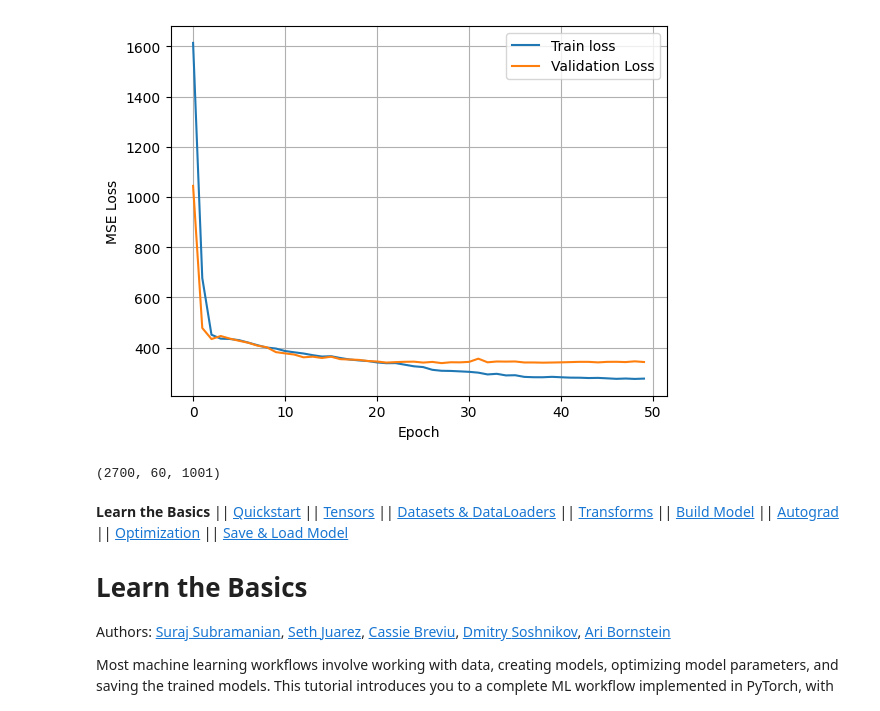
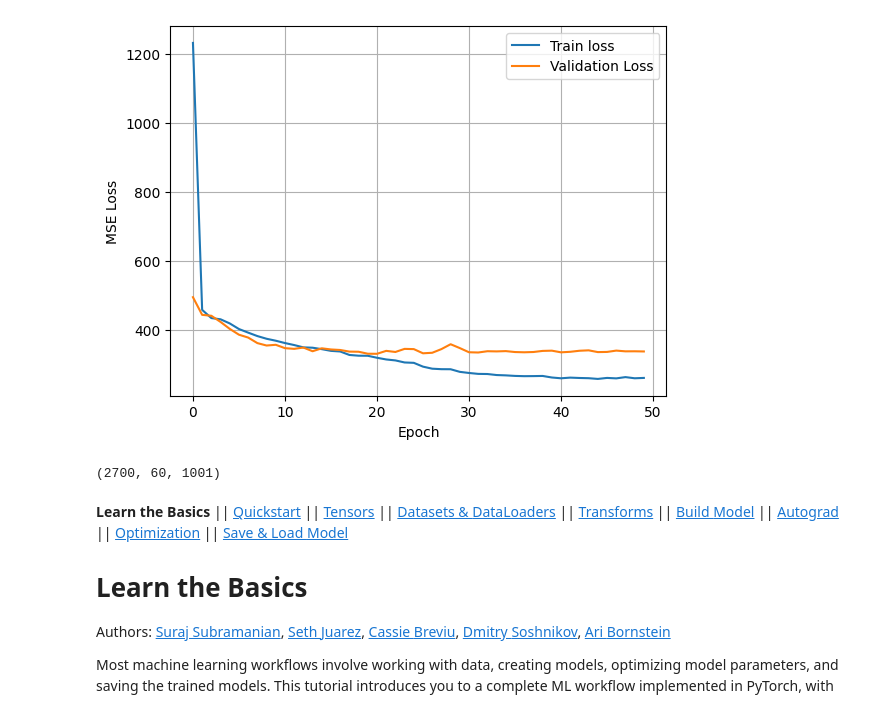
Before and after one commit to jjo0914/BrainCompetition, a Jupyter notebook: _downloads/070179efc13bd796c5dd4af7bf52d5b9/intro.ipynb, the cells around one changed output. Saved outputs shown, nothing was run; the diff lists cells and outputs as text; code cells hidden in the pictures.

```diff
--- a/_downloads/070179efc13bd796c5dd4af7bf52d5b9/intro.ipynb
+++ b/_downloads/070179efc13bd796c5dd4af7bf52d5b9/intro.ipynb
@@ -130,7 +130,7 @@ class SignalCNN(nn.Module): # 예시로 nn.Module,parameters() 가있는데 이
     #conv연산으로 특징 추출한 뒤에는  각채널당 값을 1개로요약
     # 그래서 필터로 추출할 특징이 얼마나 강하게 나타났는가? 만 요약  시간축값은 사라짐(10으로늘리거나 추가로다른모델 사용가능하다..)
     # mean써도 되긴한다는데 .. 음.. (1차원으로바로)
-    avg=16
+    avg=32
     self.global_pool = nn.AdaptiveAvgPool1d(avg) #아직3차원이래 만약8이면채널마다 최종8개 값
     # 마지막차원을 없앤다.. 왜?Linear는 2차원입력을기대한다고함
     self.flatten=nn.Flatten() # channel*최종값 = 최종값들을 1차원으로펼침
@@ -292,4 +292,4 @@ Epoch [50/50] Train Loss: 276.2230 / Val Loss: 342.3398
-[figure, old version]
+[figure, new version]
 (2700, 60, 1001)
 # %% [markdown]
 **Learn the Basics** \|\| [Quickstart](quickstart_tutorial.html) \|\|
```
Also changed, not shown: parts of 1 cell of this notebook.
